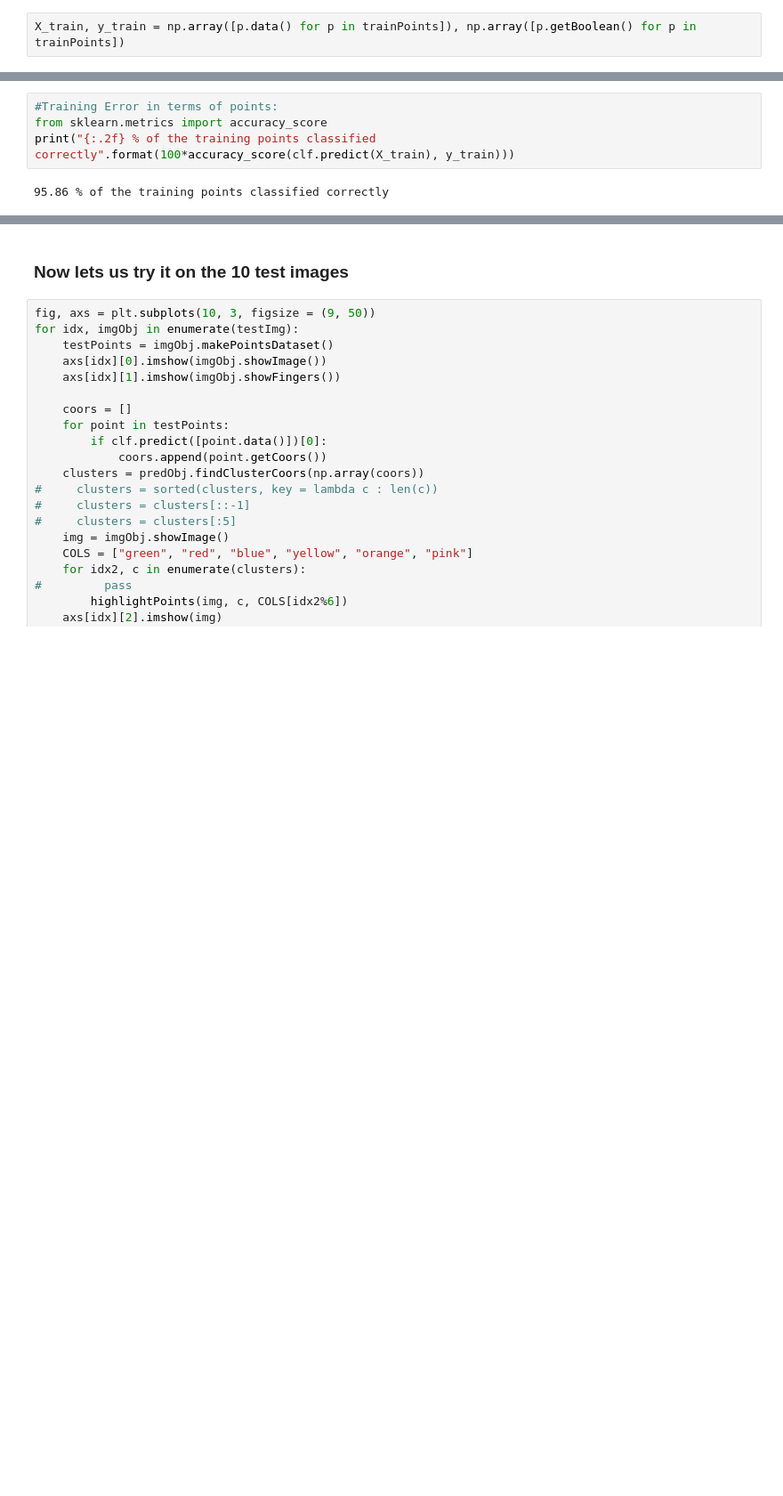
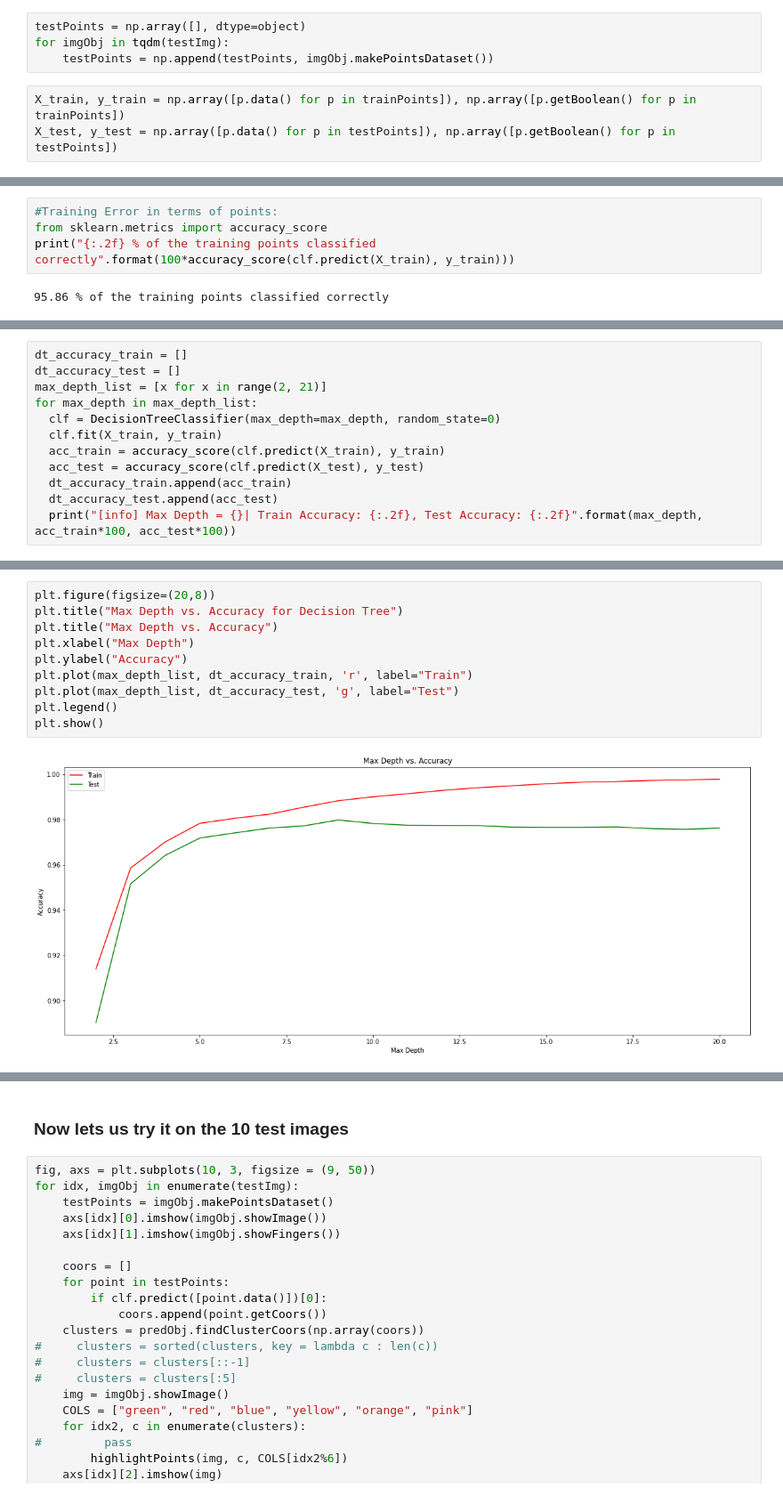
Before and after one commit to kowsiknd/FMML-Labs, a Jupyter notebook: FMML_Module_5_Project.ipynb, the cells around one changed output, grey strips where cells are left out. Shown at 89% size. Cells and saved outputs as stored; diff of their text form; blank space fills up the shorter version.

```diff
--- a/FMML_Module_5_Project.ipynb
+++ b/FMML_Module_5_Project.ipynb
@@ -316,5 +316,10 @@ trainImg, testImg = train_test_split(allImg, test_size = 10, train_size = 44, ra
 trainPoints = np.array([], dtype=object)
 for imgObj in tqdm(trainImg):
     trainPoints = np.append(trainPoints, imgObj.makePointsDataset())
+# %%
+testPoints = np.array([], dtype=object)
+for imgObj in tqdm(testImg):
+    testPoints = np.append(testPoints, imgObj.makePointsDataset())
 # %%
 X_train, y_train = np.array([p.data() for p in trainPoints]), np.array([p.getBoolean() for p in trainPoints])
+X_test, y_test = np.array([p.data() for p in testPoints]), np.array([p.getBoolean() for p in testPoints])
@@ -337,0 +347,12 @@ print("{:.2f} % of the training points classified correctly".format(100*accuracy
+# %%
+dt_accuracy_train = []
+dt_accuracy_test = []
+max_depth_list = [x for x in range(2, 21)]
+for max_depth in max_depth_list:
+  clf = DecisionTreeClassifier(max_depth=max_depth, random_state=0)
+  clf.fit(X_train, y_train)
+  acc_train = accuracy_score(clf.predict(X_train), y_train)
+  acc_test = accuracy_score(clf.predict(X_test), y_test)
+  dt_accuracy_train.append(acc_train)
+  dt_accuracy_test.append(acc_test)
+  print("[info] Max Depth = {}| Train Accuracy: {:.2f}, Test Accuracy: {:.2f}".format(max_depth, acc_train*100, acc_test*100))
@@ -337,0 +379,12 @@ print("{:.2f} % of the training points classified correctly".format(100*accuracy
+# %%
+plt.figure(figsize=(20,8))
+plt.title("Max Depth vs. Accuracy for Decision Tree")
+plt.title("Max Depth vs. Accuracy")
+plt.xlabel("Max Depth")
+plt.ylabel("Accuracy")
+plt.plot(max_depth_list, dt_accuracy_train, 'r', label="Train")
+plt.plot(max_depth_list, dt_accuracy_test, 'g', label="Test")
+plt.legend()
+plt.show()
+# %% [output]
+[figure, added]
```
Also changed, not shown: parts of 13 cells of this notebook.
